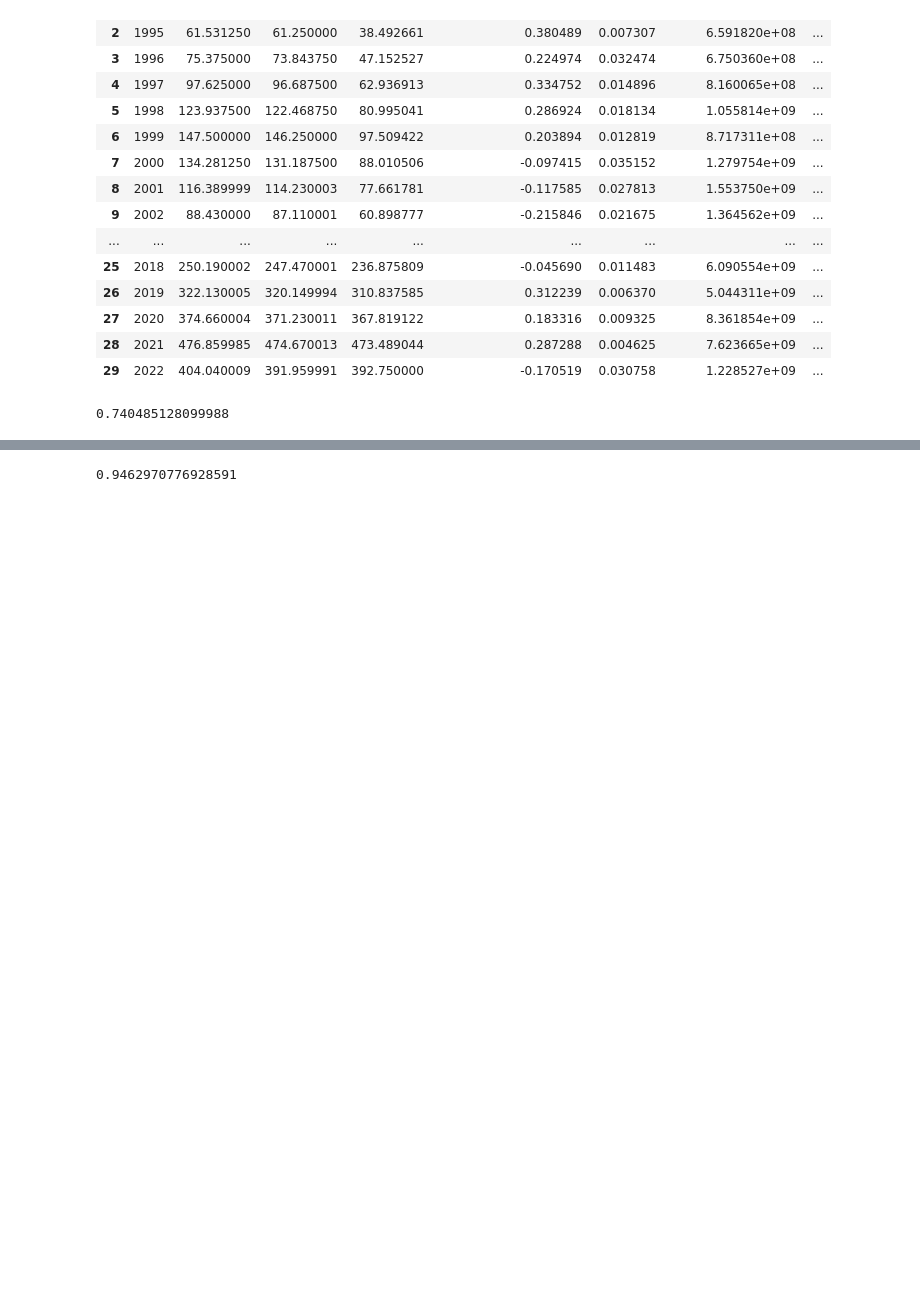
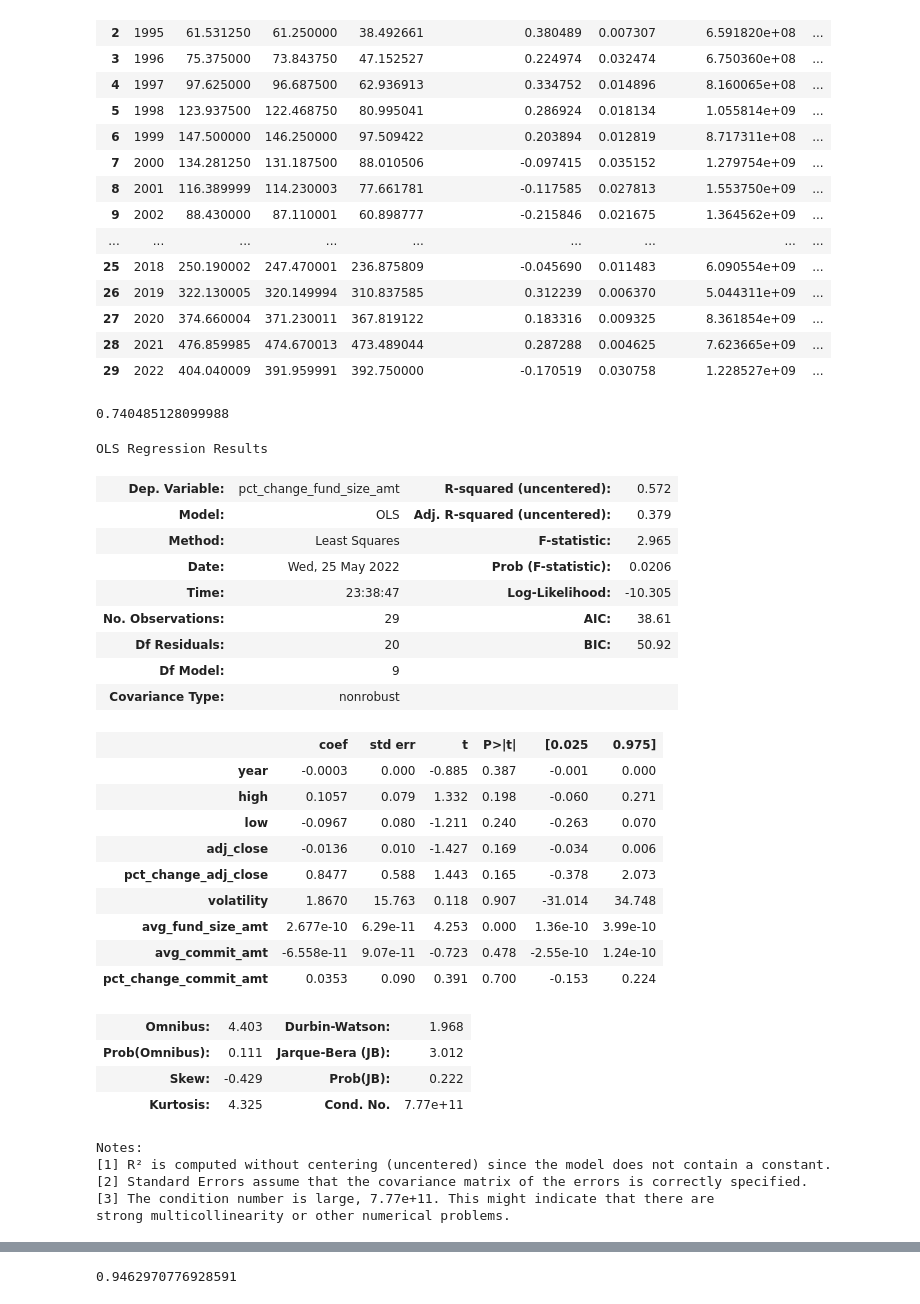
Before and after one commit to anjanaiyer/svb_practicum, a Jupyter notebook: buyouts/buyouts_sp_test.ipynb, the cells around one changed output, grey strips where cells are left out. Drawn from its saved outputs; the diff is of its cells as text; code cells hidden in the pictures; blank space fills up the shorter version.

```diff
--- a/buyouts/buyouts_sp_test.ipynb
+++ b/buyouts/buyouts_sp_test.ipynb
@@ -706,3 +706,40 @@ rsq_model_lp1 = model_lp1.score(X_lp1, y_lp1)
 rsq_model_lp1
 # %% [output]
 0.740485128099988
+# %%
+# verify p-value
+
+x_prime = sm.add_constant(X_lp1)
+model_lp1_ols = sm.OLS(y_lp1, X_lp1)
+res_lp1 = model_lp1_ols.fit()
+res_lp1.summary()
+# %% [output]
+OLS Regression Results
+| Dep. Variable: | pct_change_fund_size_amt | R-squared (uncentered): | 0.572 |
+| Model: | OLS | Adj. R-squared (uncentered): | 0.379 |
+| Method: | Least Squares | F-statistic: | 2.965 |
+| Date: | Wed, 25 May 2022 | Prob (F-statistic): | 0.0206 |
+| Time: | 23:38:47 | Log-Likelihood: | -10.305 |
+| No. Observations: | 29 | AIC: | 38.61 |
+| Df Residuals: | 20 | BIC: | 50.92 |
+| Df Model: | 9 |  |  |
+| Covariance Type: | nonrobust |  |  |
+|  | coef | std err | t | P>|t| | [0.025 | 0.975] |
+| year | -0.0003 | 0.000 | -0.885 | 0.387 | -0.001 | 0.000 |
+| high | 0.1057 | 0.079 | 1.332 | 0.198 | -0.060 | 0.271 |
+| low | -0.0967 | 0.080 | -1.211 | 0.240 | -0.263 | 0.070 |
+| adj_close | -0.0136 | 0.010 | -1.427 | 0.169 | -0.034 | 0.006 |
+| pct_change_adj_close | 0.8477 | 0.588 | 1.443 | 0.165 | -0.378 | 2.073 |
+| volatility | 1.8670 | 15.763 | 0.118 | 0.907 | -31.014 | 34.748 |
+| avg_fund_size_amt | 2.677e-10 | 6.29e-11 | 4.253 | 0.000 | 1.36e-10 | 3.99e-10 |
+| avg_commit_amt | -6.558e-11 | 9.07e-11 | -0.723 | 0.478 | -2.55e-10 | 1.24e-10 |
+| pct_change_commit_amt | 0.0353 | 0.090 | 0.391 | 0.700 | -0.153 | 0.224 |
+| Omnibus: | 4.403 | Durbin-Watson: | 1.968 |
+| Prob(Omnibus): | 0.111 | Jarque-Bera (JB): | 3.012 |
+| Skew: | -0.429 | Prob(JB): | 0.222 |
+| Kurtosis: | 4.325 | Cond. No. | 7.77e+11 |
+Notes:
+[1] R² is computed without centering (uncentered) since the model does not contain a constant.
+[2] Standard Errors assume that the covariance matrix of the errors is correctly specified.
+[3] The condition number is large, 7.77e+11. This might indicate that there are
+strong multicollinearity or other numerical problems.
```
Also changed, not shown: parts of 21 cells of this notebook.
